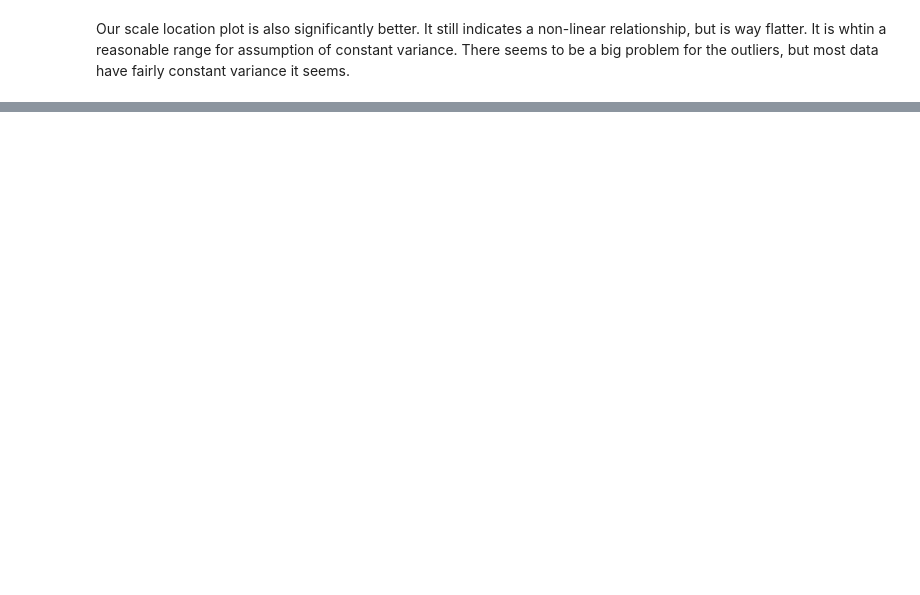
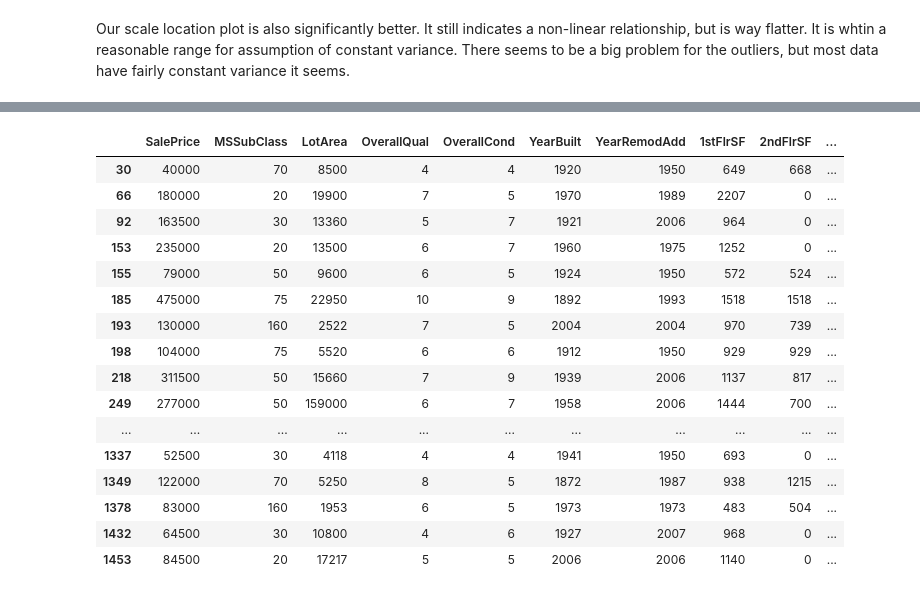
Before and after one commit to FoxDavenport/PIC16BFinalProject, a Jupyter notebook: FinalProject16B.ipynb, the cells around one changed output, grey strips where cells are left out. Drawn from its saved outputs; the diff is of its cells as text; code cells hidden in the pictures; blank space fills up the shorter version.

Commit message:
Add files via upload
Identified outliers and extracted data just for them

```diff
--- a/FinalProject16B.ipynb
+++ b/FinalProject16B.ipynb
@@ -971,0 +970,24 @@ Added variable plots (also known as partial regression plots) are useful for ass
+# %%
+# Extracting influence measures
+influence = model_boxcox.get_influence()
+cooks_d = influence.cooks_distance[0]
+
+# Identifying outliers based on standardized residuals
+std_resid_threshold = 3
+outliers_std_resid = np.where(np.abs(standardized_residuals_box) > std_resid_threshold)[0]
+
+# Identifying influential points based on Cook's distance
+cooks_d_threshold = 4 / len(train_data)
+outliers_cooks_d = np.where(cooks_d > cooks_d_threshold)[0]
+
+# Identifying points with high leverage
+leverage_threshold = 2 * (X_transformed.shape[1] - 1) / len(train_data)
+outliers_leverage = np.where(leverage_box > leverage_threshold)[0]
+
+# Combining all outliers
+outliers = np.unique(np.concatenate([outliers_std_resid, outliers_cooks_d, outliers_leverage]))
+
+print(f"Outliers based on standardized residuals: {outliers_std_resid}")
+print(f"Outliers based on Cook's distance: {outliers_cooks_d}")
+print(f"Outliers based on leverage: {outliers_leverage}")
+print(f"Combined outliers: {outliers}")
@@ -971,0 +1010,31 @@ Added variable plots (also known as partial regression plots) are useful for ass
+# %%
+# Copy the train_data first. Then we will extract the outliers from the data
+outliers_df = train_data.copy()
+
+# Marking the outliers in the DataFrame
+outliers_df['Outlier'] = False
+outliers_df.loc[outliers, 'Outlier'] = True
+
+# Extracting outliers into a new DataFrame
+outliers_df = outliers_df[outliers_df['Outlier']].copy()
+
+# Take a look at the data associated with each outlier
+outliers_df
+# %% [output]
+|  | SalePrice | MSSubClass | LotArea | OverallQual | OverallCond | YearBuilt | YearRemodAdd | 1stFlrSF | 2ndFlrSF | ... |
+| 30 | 40000 | 70 | 8500 | 4 | 4 | 1920 | 1950 | 649 | 668 | ... |
+| 66 | 180000 | 20 | 19900 | 7 | 5 | 1970 | 1989 | 2207 | 0 | ... |
+| 92 | 163500 | 30 | 13360 | 5 | 7 | 1921 | 2006 | 964 | 0 | ... |
+| 153 | 235000 | 20 | 13500 | 6 | 7 | 1960 | 1975 | 1252 | 0 | ... |
+| 155 | 79000 | 50 | 9600 | 6 | 5 | 1924 | 1950 | 572 | 524 | ... |
+| 185 | 475000 | 75 | 22950 | 10 | 9 | 1892 | 1993 | 1518 | 1518 | ... |
+| 193 | 130000 | 160 | 2522 | 7 | 5 | 2004 | 2004 | 970 | 739 | ... |
+| 198 | 104000 | 75 | 5520 | 6 | 6 | 1912 | 1950 | 929 | 929 | ... |
+| 218 | 311500 | 50 | 15660 | 7 | 9 | 1939 | 2006 | 1137 | 817 | ... |
+| 249 | 277000 | 50 | 159000 | 6 | 7 | 1958 | 2006 | 1444 | 700 | ... |
+| ... | ... | ... | ... | ... | ... | ... | ... | ... | ... | ... |
+| 1337 | 52500 | 30 | 4118 | 4 | 4 | 1941 | 1950 | 693 | 0 | ... |
+| 1349 | 122000 | 70 | 5250 | 8 | 5 | 1872 | 1987 | 938 | 1215 | ... |
+| 1378 | 83000 | 160 | 1953 | 6 | 5 | 1973 | 1973 | 483 | 504 | ... |
+| 1432 | 64500 | 30 | 10800 | 4 | 6 | 1927 | 2007 | 968 | 0 | ... |
+| 1453 | 84500 | 20 | 17217 | 5 | 5 | 2006 | 2006 | 1140 | 0 | ... |
```
Also changed, not shown: parts of 20 cells of this notebook.
